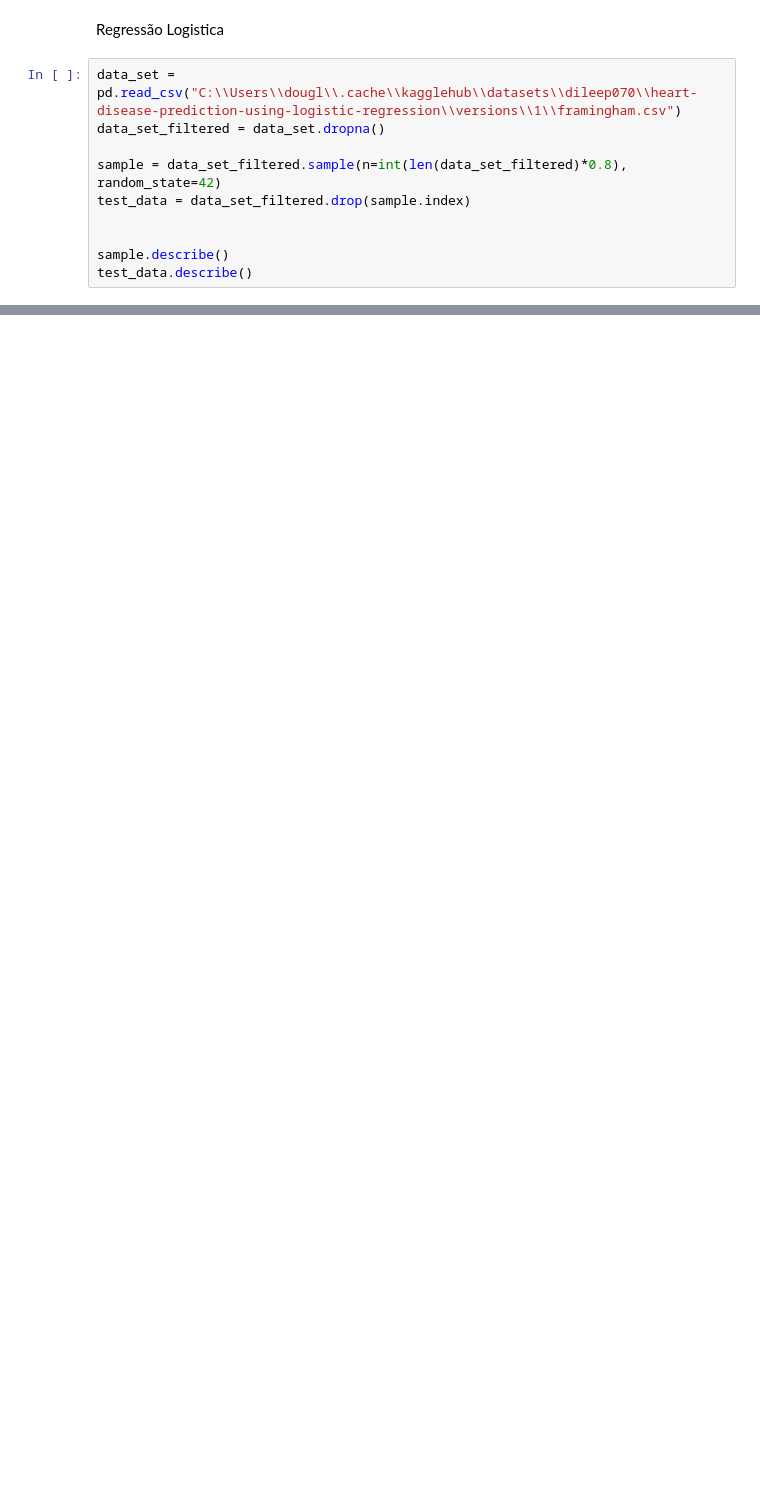
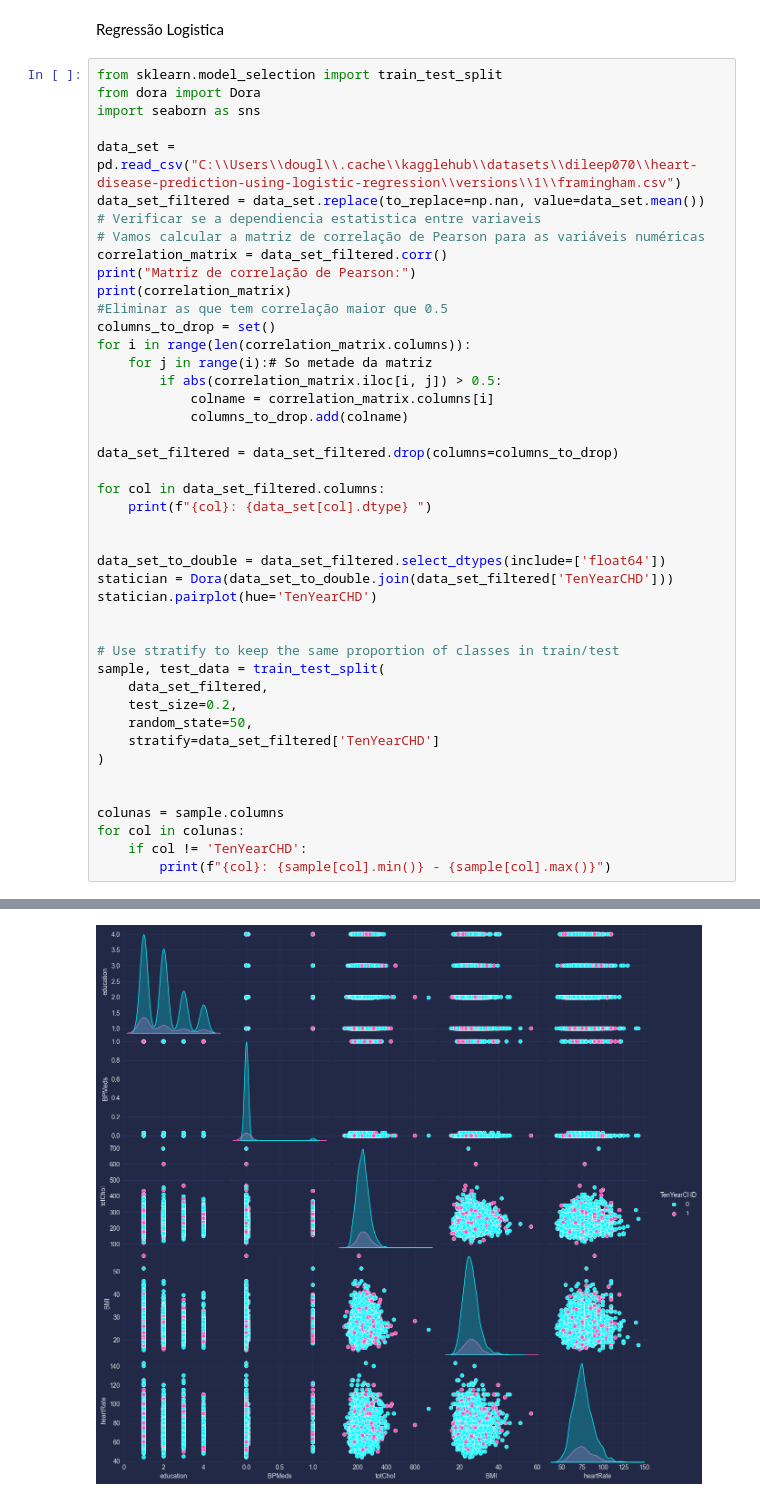
Before and after one commit to pedrohecsouza/rep_estudos, a Jupyter notebook: linear_algebra_notebooks/Regressão Logistica/reg.ipynb, the cells around one changed output, grey strips where cells are left out. Drawn from its saved outputs; the diff is of its cells as text; blank space fills up the shorter version.

```diff
--- a/linear_algebra_notebooks/Regressão Logistica/reg.ipynb
+++ b/linear_algebra_notebooks/Regressão Logistica/reg.ipynb
@@ -35,13 +33,47 @@ dataset_path = kagglehub.dataset_download("dileep070/heart-disease-prediction-us
 # %% [markdown]
 Regressão Logistica
 # %%
+from sklearn.model_selection import train_test_split
+from dora import Dora
+import seaborn as sns
+
 data_set = pd.read_csv("C:\\Users\\dougl\\.cache\\kagglehub\\datasets\\dileep070\\heart-disease-prediction-using-logistic-regression\\versions\\1\\framingham.csv")
-data_set_filtered = data_set.dropna()
+data_set_filtered = data_set.replace(to_replace=np.nan, value=data_set.mean())
+# Verificar se a dependiencia estatistica entre variaveis
+# Vamos calcular a matriz de correlação de Pearson para as variáveis numéricas
+correlation_matrix = data_set_filtered.corr()
+print("Matriz de correlação de Pearson:")
+print(correlation_matrix)
+#Eliminar as que tem correlação maior que 0.5
+columns_to_drop = set()
+for i in range(len(correlation_matrix.columns)):
+    for j in range(i):# So metade da matriz
+        if abs(correlation_matrix.iloc[i, j]) > 0.5:
+            colname = correlation_matrix.columns[i]
+            columns_to_drop.add(colname)
 
-sample = data_set_filtered.sample(n=int(len(data_set_filtered)*0.8), random_state=42)
-test_data = data_set_filtered.drop(sample.index)
+data_set_filtered = data_set_filtered.drop(columns=columns_to_drop)
+
+for col in data_set_filtered.columns:
+    print(f"{col}: {data_set[col].dtype} ")
 
 
-sample.describe()
-test_data.describe()
+data_set_to_double = data_set_filtered.select_dtypes(include=['float64'])
+statician = Dora(data_set_to_double.join(data_set_filtered['TenYearCHD']))
+statician.pairplot(hue='TenYearCHD')
+
+
+# Use stratify to keep the same proportion of classes in train/test
+sample, test_data = train_test_split(
+    data_set_filtered,
+    test_size=0.2,
+    random_state=50,
+    stratify=data_set_filtered['TenYearCHD']
+)
+
+
+colunas = sample.columns
+for col in colunas:
+    if col != 'TenYearCHD':
+        print(f"{col}: {sample[col].min()} - {sample[col].max()}")
 # %% [output]
@@ -56,0 +97 @@ test_data.describe()
+[figure, added]
```
Also changed, not shown: parts of 5 cells of this notebook, 5 other files.
